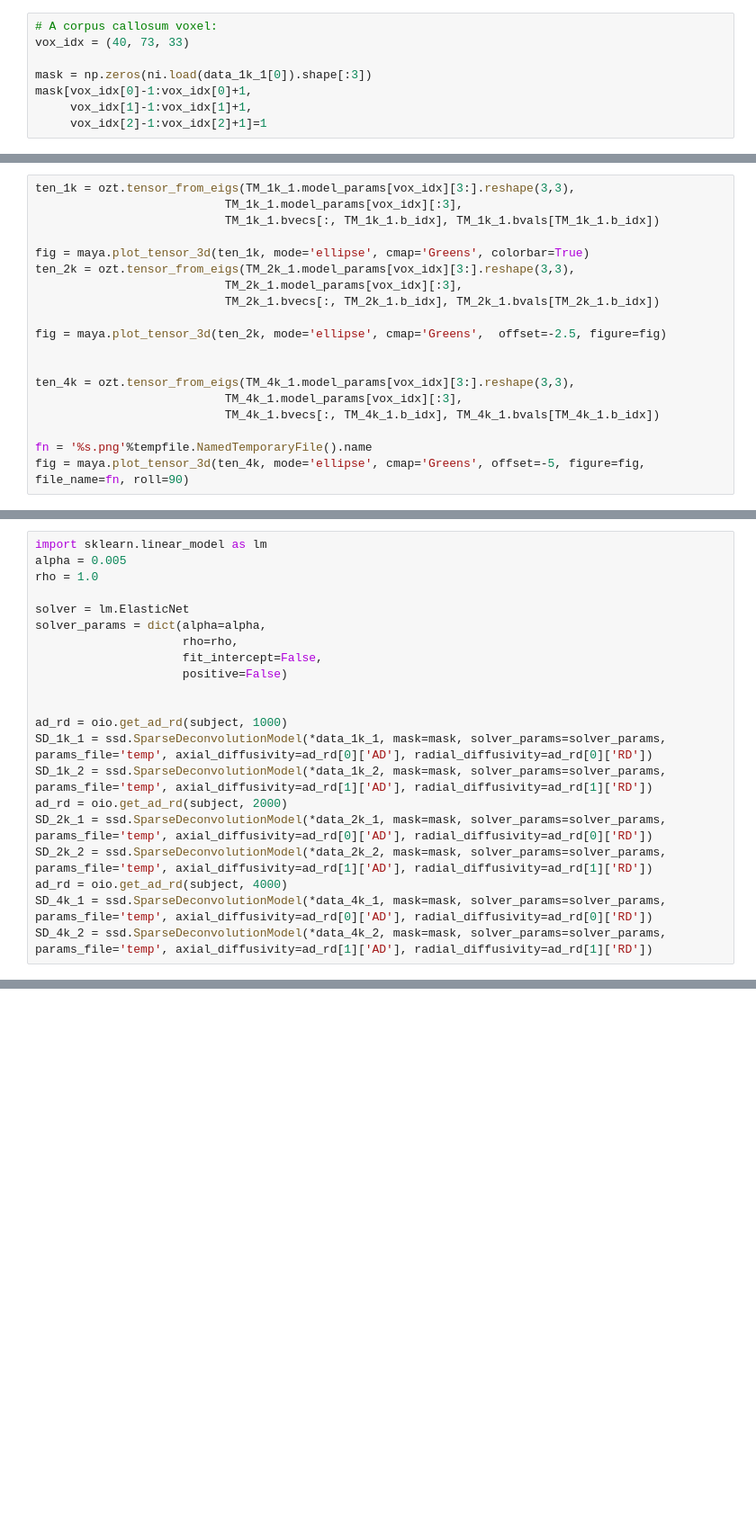
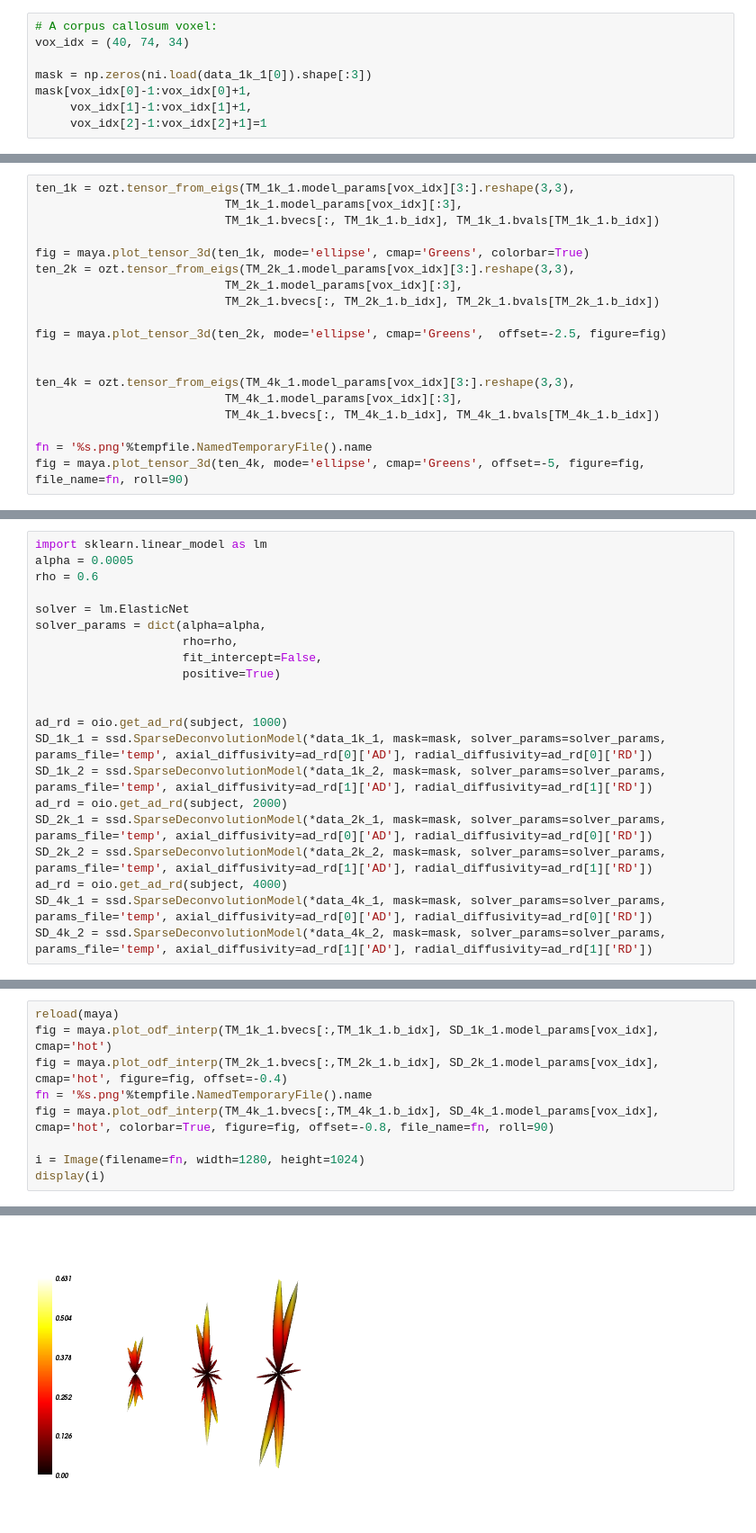
Before and after one commit to arokem/osmosis, a Jupyter notebook: doc/paper_figures/Figure1.ipynb, the cells around one changed output, grey strips where cells are left out. Shown at 90% size. Drawn from its saved outputs; the diff is of its cells as text; blank space fills up the shorter version.

Commit message:
Cleanup of paper figure notebooks. Moved some experiments to osmosis/ipynb

```diff
--- a/doc/paper_figures/Figure1.ipynb
+++ b/doc/paper_figures/Figure1.ipynb
@@ -28,7 +29,7 @@ data_2k_1, data_2k_2 = oio.get_dwi_data(2000, subject)
 data_4k_1, data_4k_2 = oio.get_dwi_data(4000, subject)
 # %%
 # A corpus callosum voxel:
-vox_idx = (40, 73, 33)
+vox_idx = (40, 74, 34)
 
 mask = np.zeros(ni.load(data_1k_1[0]).shape[:3])
 mask[vox_idx[0]-1:vox_idx[0]+1,
@@ -148,13 +198,13 @@ fig.set_size_inches([10,10])
 # %%
 import sklearn.linear_model as lm
-alpha = 0.005
-rho = 1.0
+alpha = 0.0005
+rho = 0.6
 
 solver = lm.ElasticNet
 solver_params = dict(alpha=alpha,
                      rho=rho,
                      fit_intercept=False,
-                     positive=False)
+                     positive=True)
 
 
 ad_rd = oio.get_ad_rd(subject, 1000)
@@ -168,0 +232,10 @@ SD_4k_2 = ssd.SparseDeconvolutionModel(*data_4k_2, mask=mask, solver_params=solv
+# %%
+reload(maya)
+fig = maya.plot_odf_interp(TM_1k_1.bvecs[:,TM_1k_1.b_idx], SD_1k_1.model_params[vox_idx], cmap='hot')
+fig = maya.plot_odf_interp(TM_2k_1.bvecs[:,TM_2k_1.b_idx], SD_2k_1.model_params[vox_idx], cmap='hot', figure=fig, offset=-0.4)
+fn = '%s.png'%tempfile.NamedTemporaryFile().name
+fig = maya.plot_odf_interp(TM_4k_1.bvecs[:,TM_4k_1.b_idx], SD_4k_1.model_params[vox_idx], cmap='hot', colorbar=True, figure=fig, offset=-0.8, file_name=fn, roll=90)
+
+i = Image(filename=fn, width=1280, height=1024)
+display(i)
+# %% [output]
@@ -169 +243,2 @@ SD_4k_2 = ssd.SparseDeconvolutionModel(*data_4k_2, mask=mask, solver_params=solv
+[figure, added]
 # %%
```
Also changed, not shown: parts of 25 cells of this notebook, 12 other files.
